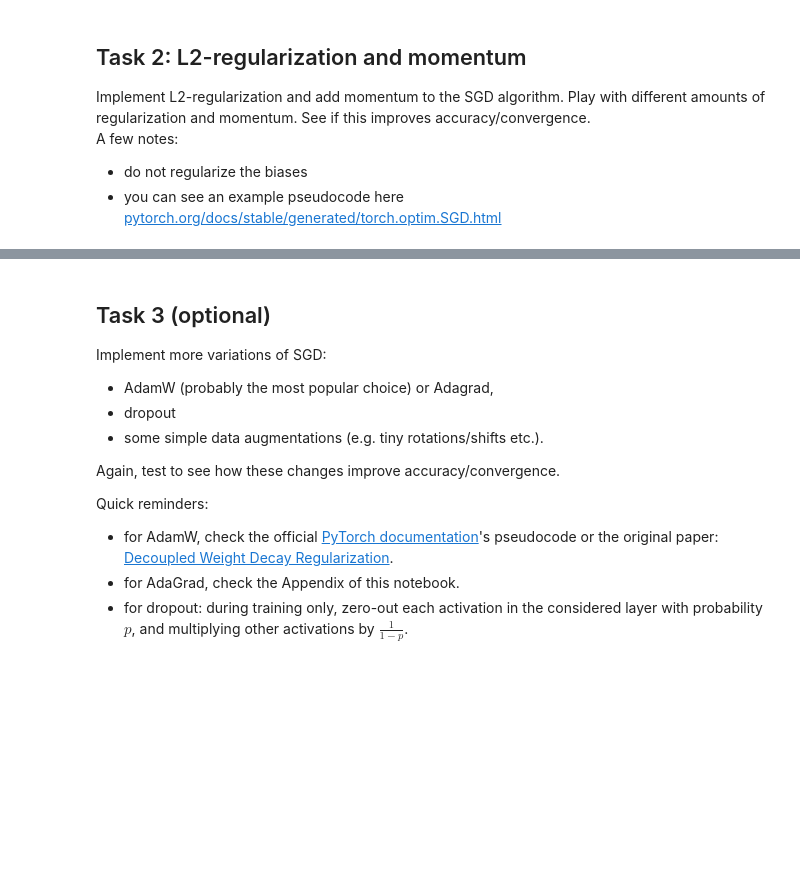
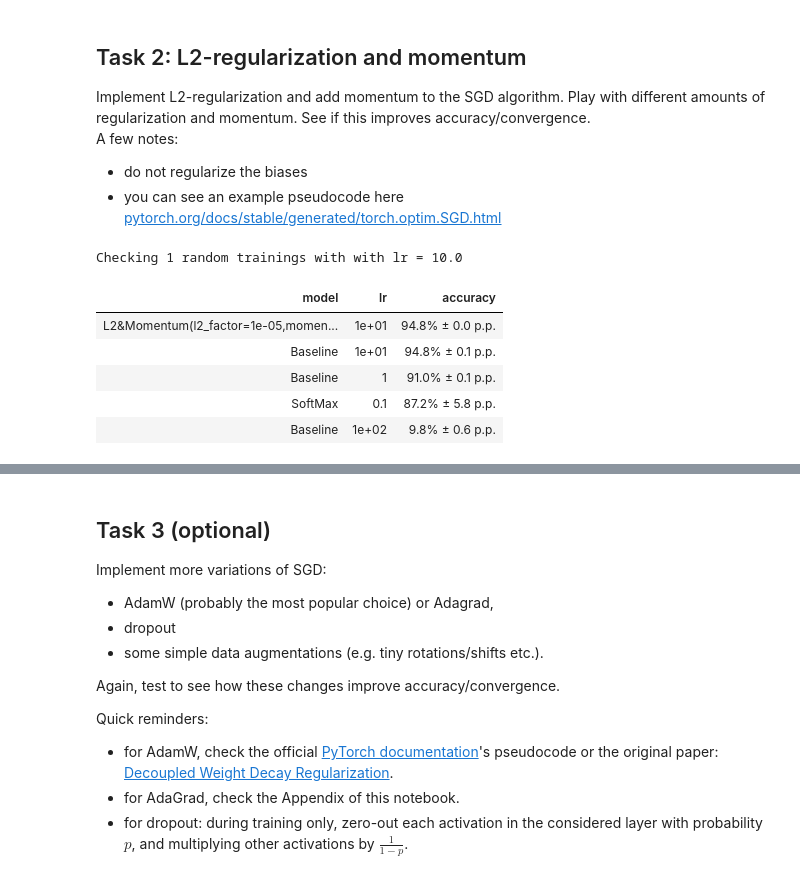
Before and after one commit to quantumFeline/DNN-all, a Jupyter notebook: DNN-Lab-3-mnist-again-student.ipynb, the cells around one changed output, grey strips where cells are left out. Cells and saved outputs as stored; diff of their text form; code cells hidden in the pictures; blank space fills up the shorter version.

```diff
--- a/DNN-Lab-3-mnist-again-student.ipynb
+++ b/DNN-Lab-3-mnist-again-student.ipynb
@@ -500,35 +493,56 @@ A few notes:
 # %%
 class Task2(Network):
     def __init__(
         self, sizes: Sequence[int], l2_factor: float = 1e-5, momentum: float = 0.2
     ):
         super().__init__(sizes=sizes)
-        ## TODO
-        ####{
-        ###}
+        self.l2_factor = l2_factor
+        self.momentum = momentum
+        # Initialize velocity for momentum
+        self.velocity_w = [np.zeros_like(w) for w in self.weights]
+        self.velocity_b = [np.zeros_like(b) for b in self.biases]
 
     def learning_step(self, x_mini_batch: FloatNDArray, y_mini_batch: FloatNDArray, learning_rate: float) -> None:
         """
         Update parameters with one mini-batch step of backprop and gradient descent (with momentum and L2-regularization).
 
         Args:
         - x_mini_batch: shape (B, N^0) where B is mini_batch_size.
         - y_mini_batch: shape (B, N^last).
         - learning_rate.
         """
-        ## TODO
-        ###{
-        ###}
+        grads_w, grads_b = self.backprop(x_mini_batch, y_mini_batch)
+
+        # Apply L2 regularization and momentum
+        for i in range(len(self.weights)):
+            # L2 regularization for weights (do not regularize biases)
+            grad_w_l2 = grads_w[i] + self.l2_factor * self.weights[i]
+
+            # Momentum for weights
+            self.velocity_w[i] = self.momentum * self.velocity_w[i] - learning_rate * grad_w_l2
+            self.weights[i] += self.velocity_w[i]
+
+            # Momentum for biases
+            self.velocity_b[i] = self.momentum * self.velocity_b[i] - learning_rate * grads_b[i]
+            self.biases[i] += self.velocity_b[i]
 
 model_results.evaluate_model(
     model_name=f"L2&Momentum",
     model_constructor=Task2,
     learning_rates=[10.0],
     n_trainings=1,
     l2_factor=1e-5,
     momentum=0.2
 )
 model_results.display_results()
+# %% [output]
+Checking 1 random trainings with with lr = 10.0
+| model | lr | accuracy |
+| L2&Momentum(l2_factor=1e-05,momen... | 1e+01 | 94.8% ± 0.0 p.p. |
+| Baseline | 1e+01 | 94.8% ± 0.1 p.p. |
+| Baseline | 1 | 91.0% ± 0.1 p.p. |
+| SoftMax | 0.1 | 87.2% ± 5.8 p.p. |
+| Baseline | 1e+02 | 9.8% ± 0.6 p.p. |
 # %%
 class Task1And2(Task2, Task1):
     # A somewhat hacky but short way to mix Task1 and Task2.
```
Also changed, not shown: parts of 9 cells of this notebook, 1 other file.
